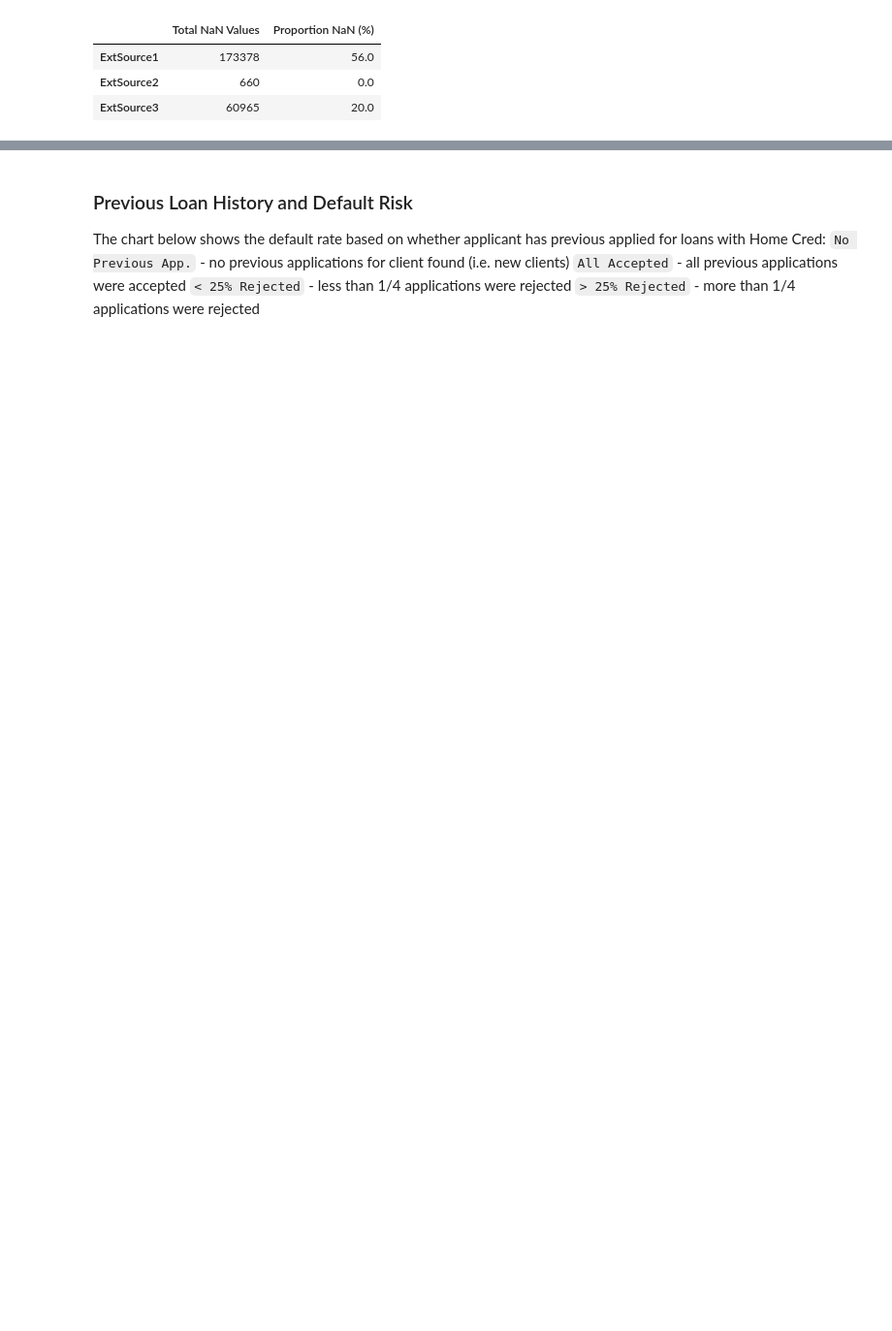
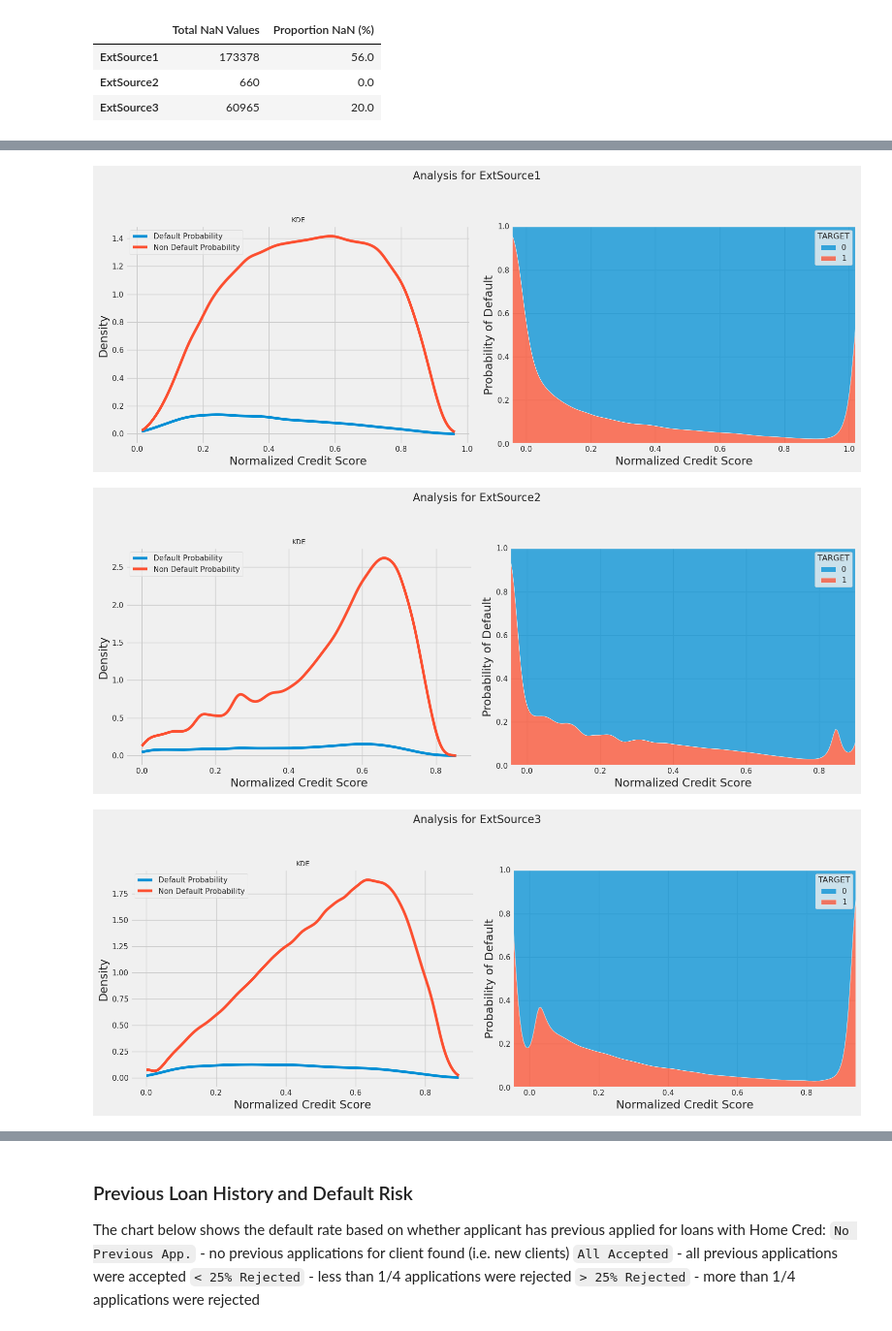
Before and after one commit to qwyt/HomeCreditDefaultRisk, a Jupyter notebook: Notebooks/EDA.ipynb, the cells around one changed output, grey strips where cells are left out. Shown at 97% size. Drawn from its saved outputs; the diff is of its cells as text; code cells hidden in the pictures; blank space fills up the shorter version.

```diff
--- a/Notebooks/EDA.ipynb
+++ b/Notebooks/EDA.ipynb
@@ -147,0 +204,80 @@ Name: PrevRatioRejectedAccepted, dtype: float64
+# %%
+from scipy.stats import gaussian_kde
+import pandas as pd
+import numpy as np
+import statsmodels.api as sm
+import seaborn as sns
+import matplotlib.pyplot as plt
+from sklearn.metrics import roc_auc_score
+
+df = features_matrix[['ExtSource1', 'ExtSource2', 'ExtSource3', "TARGET", "AmtCredit"]].copy()
+
+# Calculate the average of all ExtSources
+df['ExtSourceAvg'] = df[['ExtSource1', 'ExtSource2', 'ExtSource3']].mean(axis=1, skipna=True)
+
+# sources = ['ExtSource1']#, 'ExtSource2', 'ExtSource3', 'ExtSourceAvg']
+sources = ['ExtSource1', 'ExtSource2', 'ExtSource3', 'ExtSourceAvg', 'AmtCredit']
+
+
+for source in sources:
+    fig, (ax1, ax2) = plt.subplots(nrows=1, ncols=2, figsize=(16, 6))
+    fig.suptitle(f'Analysis for {source}', fontsize=16, y=1.05)  # Top-level title
+
+
+    # Separate the data
+    subset_default = df[df['TARGET'] == 1][source].dropna()
+    subset_non_default = df[df['TARGET'] == 0][source].dropna()
+
+    # Total number of observations with valid data
+    total_count = len(df[source].dropna())
+
+    # Define the range for the KDE
+    score_range = np.linspace(df[source].min(), df[source].max(), 300)
+
+    # KDE for defaults
+    kde_default = gaussian_kde(subset_default, bw_method='silverman')
+    density_default = kde_default(score_range) * len(subset_default) / total_count
+
+    # KDE for non-defaults
+    kde_non_default = gaussian_kde(subset_non_default, bw_method='silverman')
+    density_non_default = kde_non_default(score_range) * len(subset_non_default) / total_count
+
+    # Plotting
+    # TODO: add fill with alpha like kde plots
+    sns.lineplot(x=score_range, y=density_default, ax=ax1, label='Default Probability')
+    sns.lineplot(x=score_range, y=density_non_default, ax=ax1, label='Non Default Probability')
+
+    ax1.set_title(f'KDE', fontsize=10)  # Smaller font size for subplot title
+    ax1.set_xlabel('Normalized Credit Score')
+    ax1.set_ylabel('Density')
+    ax1.legend()
+
+    # Regression Plot
+    subset = df[[source, 'TARGET']].dropna()
+
+    sns.kdeplot(
+        data=subset,
+        x=source,
+        hue="TARGET",
+        # kind="kde",
+        # height=6,
+        multiple="fill",
+        ax=ax2
+        # clip=(10, 80),
+    )
+    # plt.title("Default Rate and EXT_SOURCE_1", x=0.5, y=1.025, fontdict={"size": 16})
+
+    ax2.set_xlabel('Normalized Credit Score')
+    ax2.set_ylabel('Probability of Default')
+    # ax2.legend()
+
+    # ROC AUC as annotation
+    # roc_auc = roc_auc_score(y, model.predict(X))
+    # ax2.annotate(f'ROC AUC: {roc_auc:.2f}', xy=(0.05, 0.95), xycoords='axes fraction', fontsize=12, verticalalignment='top')
+
+    plt.tight_layout()
+    plt.show()
+# %% [output]
+[figure, added]
+[figure, added]
+[figure, added]
```
Also changed, not shown: parts of 26 cells of this notebook.
